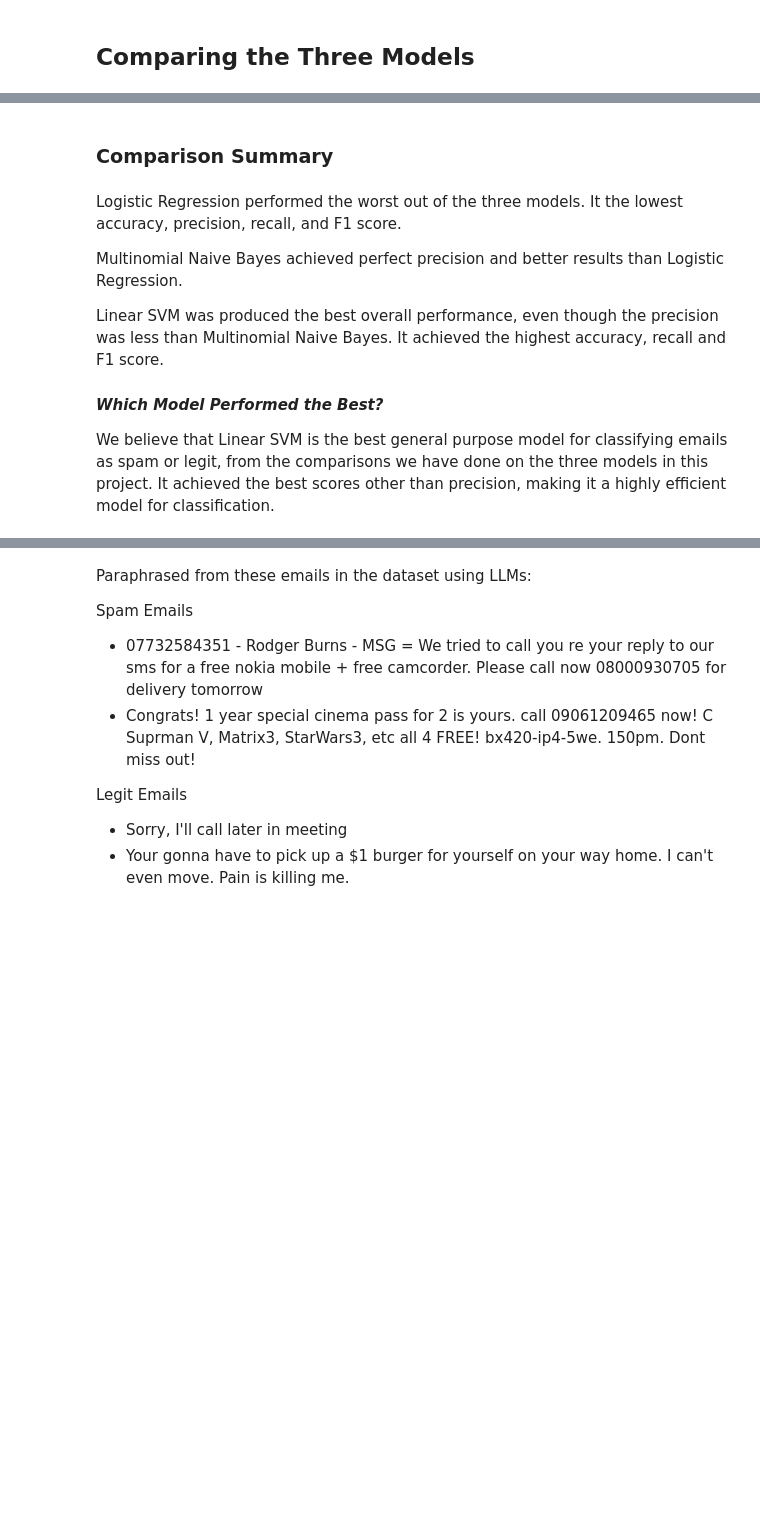
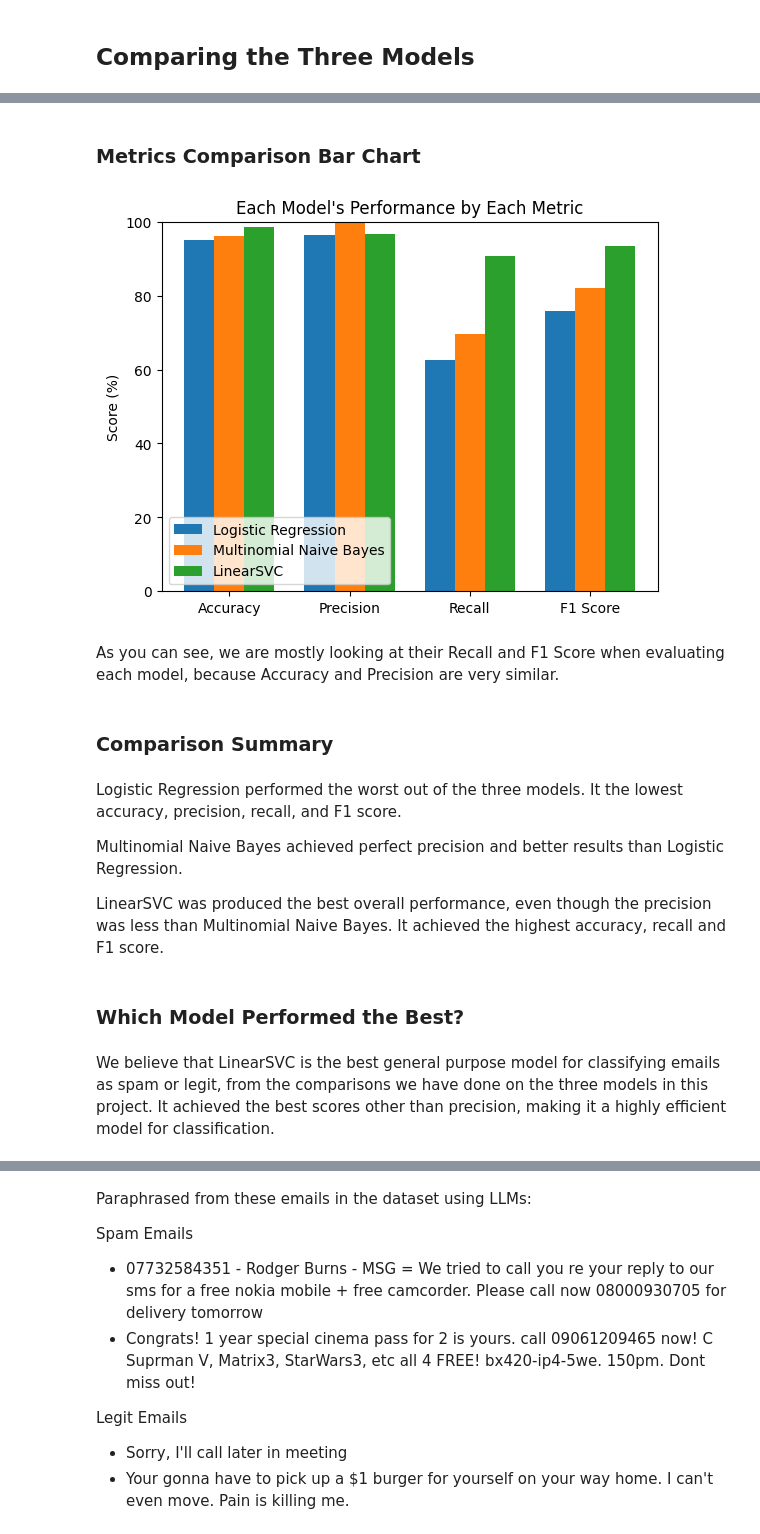
Before and after one commit to jackson-trader/CS462-Email-Spam-Classifier, a Jupyter notebook: CS462_Group5_Email_Spam_Classifier.ipynb, the cells around one changed output, grey strips where cells are left out. Drawn from its saved outputs; the diff is of its cells as text; code cells hidden in the pictures; blank space fills up the shorter version.

```diff
--- a/CS462_Group5_Email_Spam_Classifier.ipynb
+++ b/CS462_Group5_Email_Spam_Classifier.ipynb
@@ -384,3 +482,27 @@ comparison_df
+# %% [markdown]
+### Metrics Comparison Bar Chart
+# %%
+models = ['Logistic Regression', 'Multinomial Naive Bayes', 'LinearSVC']
+
+x = np.arange(len(metrics)) # [0, 1, 2, 3]
+width = 0.25 # Each bars width
+
+for i, model in enumerate(models):
+    values = comparison_df.loc[comparison_df['Model'] == model, metrics].values.flatten()
+    plt.bar(x + (i - 1) * width, values, width, label = model)
+
+plt.xticks(x, metrics)
+plt.ylabel('Score (%)')
+plt.title("Each Model's Performance by Each Metric")
+plt.legend(loc = 'lower left')
+plt.ylim(0, 100)
+
+# Show the Bar Chart
+plt.show()
+# %% [output]
+[figure, added]
+# %% [markdown]
+As you can see, we are mostly looking at their Recall and F1 Score when evaluating each model, because Accuracy and Precision are very similar.
 # %% [markdown]
 ### Comparison Summary
 # %% [markdown]
@@ -388,9 +510,9 @@ Logistic Regression performed the worst out of the three models. It the lowest a
 
 Multinomial Naive Bayes achieved perfect precision and better results than Logistic Regression.
 
-Linear SVM was produced the best overall performance, even though the precision was less than Multinomial Naive Bayes. It achieved the highest accuracy, recall and F1 score.
-
-#### *Which Model Performed the Best?*
-
-We believe that Linear SVM is the best general purpose model for classifying emails as spam or legit, from the comparisons we have done on the three models in this project. It achieved the best scores other than precision, making it a highly efficient model for classification.
+LinearSVC was produced the best overall performance, even though the precision was less than Multinomial Naive Bayes. It achieved the highest accuracy, recall and F1 score.
+# %% [markdown]
+### Which Model Performed the Best?
+# %% [markdown]
+We believe that LinearSVC is the best general purpose model for classifying emails as spam or legit, from the comparisons we have done on the three models in this project. It achieved the best scores other than precision, making it a highly efficient model for classification.
 # %% [markdown]
```
Also changed, not shown: parts of 89 cells of this notebook.
